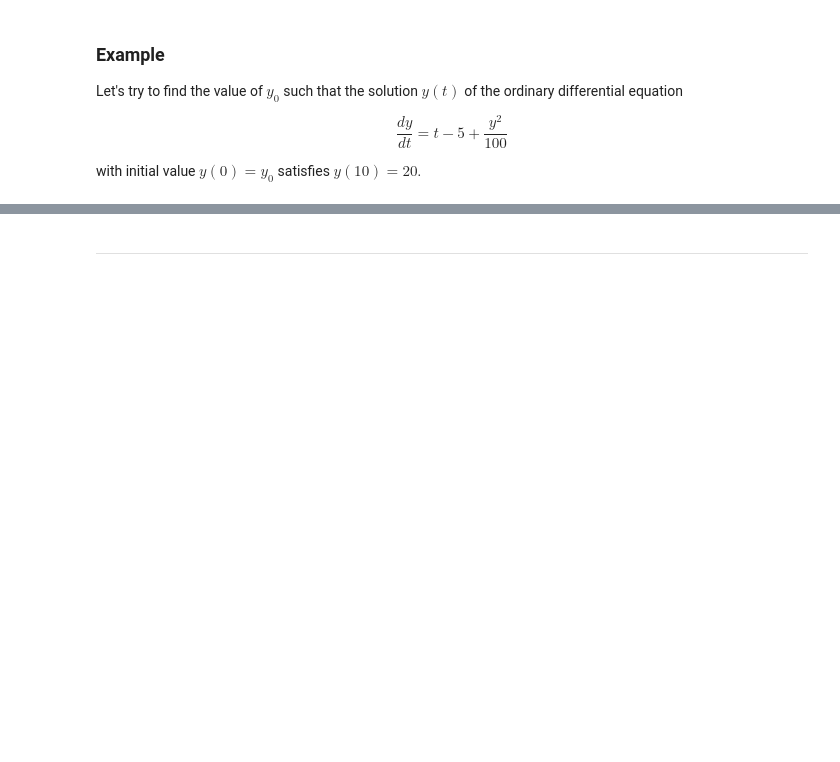
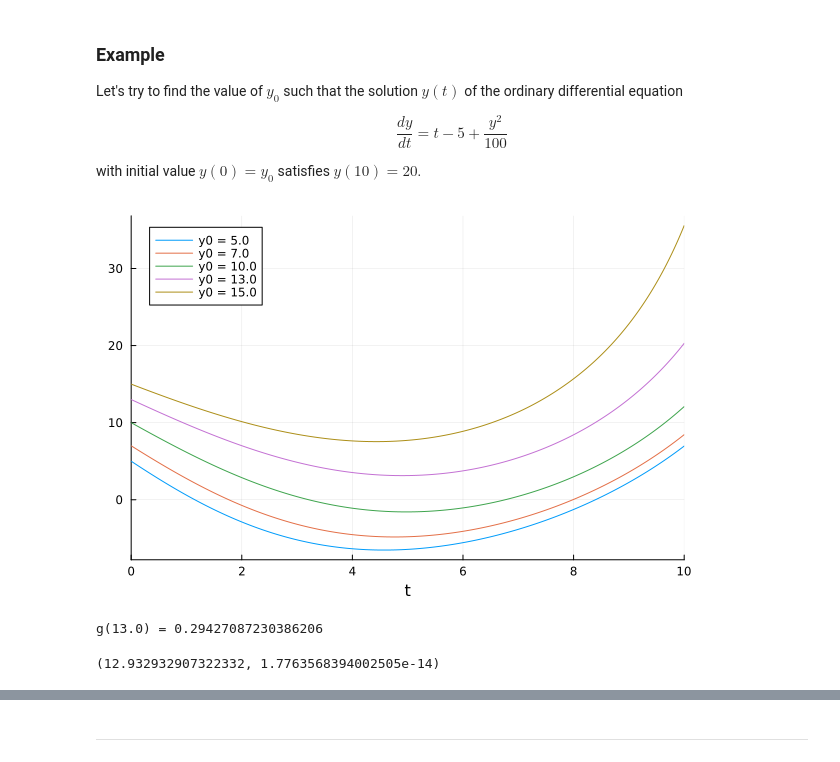
Before and after one commit to math435/20252-lecture-notes, a Jupyter notebook: chapter03/Section 3.2 - Bisection method.ipynb, the cells around one changed output, grey strips where cells are left out. Saved outputs shown, nothing was run; the diff lists cells and outputs as text; code cells hidden in the pictures; blank space fills up the shorter version.

```diff
--- a/chapter03/Section 3.2 - Bisection method.ipynb
+++ b/chapter03/Section 3.2 - Bisection method.ipynb
@@ -29,0 +28,31 @@ Each time we apply the above, we get a subinterval that contains a root that is
+# %%
+using Printf
+
+# Code the bisection method
+
+function bisect(f, a, b; maxiters=1000, tol=eps())
+    fa, fb = f(a), f(b)
+
+    for i in 1:maxiters
+        p = (a + b)/2
+        fp = f(p)
+
+        if abs(fp) < tol
+            @printf("Found a root after %d iterations.", i)
+            break
+        end
+
+        if fa*fp < 0
+            b, fb = p, fp
+        else
+            a, fa = p, fp
+        end
+    end
+
+    return (a+b)/2
+end
+
+f(x) = 2cosh(x/4) - x
+a, b = 5.0, 10.0
+
+p = bisect(f, a, b, tol=1e-6)
@@ -63,11 +101,32 @@ using Plots, LaTeXStrings
 # %%
 f(y, p, t) = t - 5 + y^2/100
 
 function foo(y0)
     tspan = (0.0, 10.0)
     prob = ODEProblem(f, y0, tspan)
     sol = solve(prob, Tsit5())
 end
 
-sol = foo(5.0)
-plot(sol)
+initial_values = [5.0, 7.0, 10.0, 13.0, 15.0]
+plot()
+for y0 in initial_values
+    sol = foo(y0)
+    plot!(sol, label="y0 = $(y0)")
+end
+plot!()
+# %% [output]
+[figure, added]
+# %%
+function g(y0)
+    sol = foo(y0)
+    return sol(10.0) - 20.0
+end
+
+# We want to find y0 such that g(y0) = 0
+@show g(13.0)
+
+p = bisect(g, 10.0, 15.0)
+p, g(p)
+# %% [output]
+g(13.0) = 0.29427087230386206
+(12.932932907322332, 1.7763568394002505e-14)
```
Also changed, not shown: parts of 8 cells of this notebook, 1 other file.
